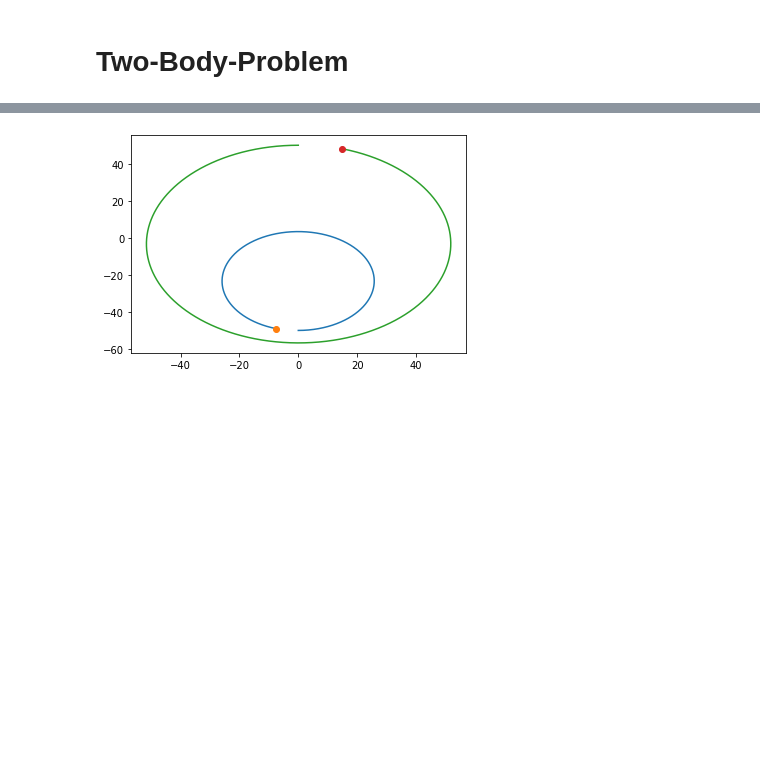
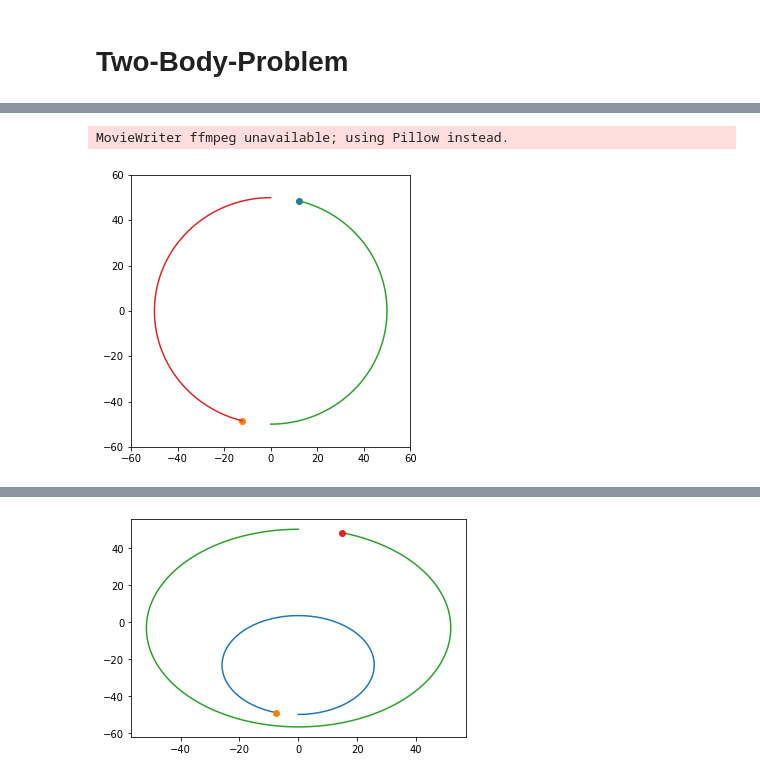
Before and after one commit to gksthdals/Three-Body-Problem, a Jupyter notebook: Three-Body-Problem.ipynb, the cells around one changed output, grey strips where cells are left out. Saved outputs shown, nothing was run; the diff lists cells and outputs as text; code cells hidden in the pictures; blank space fills up the shorter version.

```diff
--- a/Three-Body-Problem.ipynb
+++ b/Three-Body-Problem.ipynb
@@ -109,0 +126,30 @@ n_body_system.plot()
+# %%
+fig = plt.figure(figsize=(5,5))
+ax = plt.axes(xlim=(-60,60), ylim=(-60,60))
+
+particles = [None for _ in range(n_body_system.n)]
+for i in range(n_body_system.n):
+    particles[i], = ax.plot([], [], 'o')
+
+trajectories = [None for _ in range(n_body_system.n)]
+for i in range(n_body_system.n):
+    trajectories[i], = ax.plot([], [])
+
+def init():
+    for i in range(n_body_system.n):
+        particles[i].set_data([], [])
+        trajectories[i].set_data([], [])
+    return particles, trajectories
+
+def animate(i):
+    for j in range(n_body_system.n):
+        particles[j].set_data(n_body_system.rx_history[80*i,j], n_body_system.ry_history[80*i,j])
+        trajectories[j].set_data(n_body_system.rx_history[:80*i,j], n_body_system.ry_history[:80*i,j])
+
+    return particles, trajectories
+
+anim = animation.FuncAnimation(fig, animate, init_func=init, frames=n_body_system.rx_history.shape[0]//80, interval=1, blit=False);
+anim.save('animations/n-body-problem.gif');
+# %% [output]
+MovieWriter ffmpeg unavailable; using Pillow instead.
+[figure, added]
```
Also changed, not shown: parts of 13 cells of this notebook, 4 other files.
